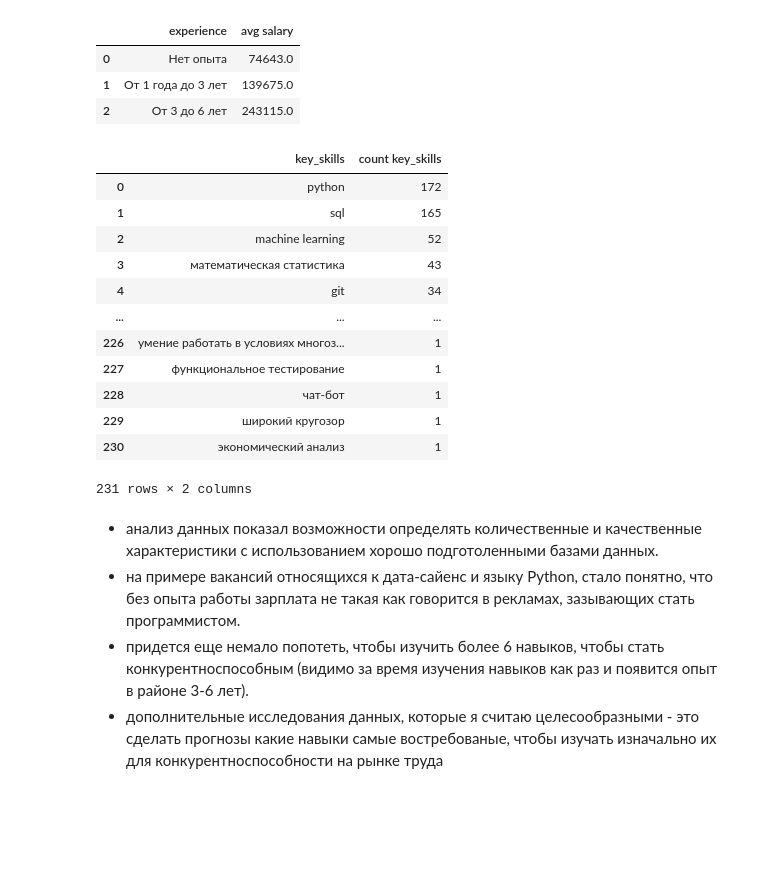
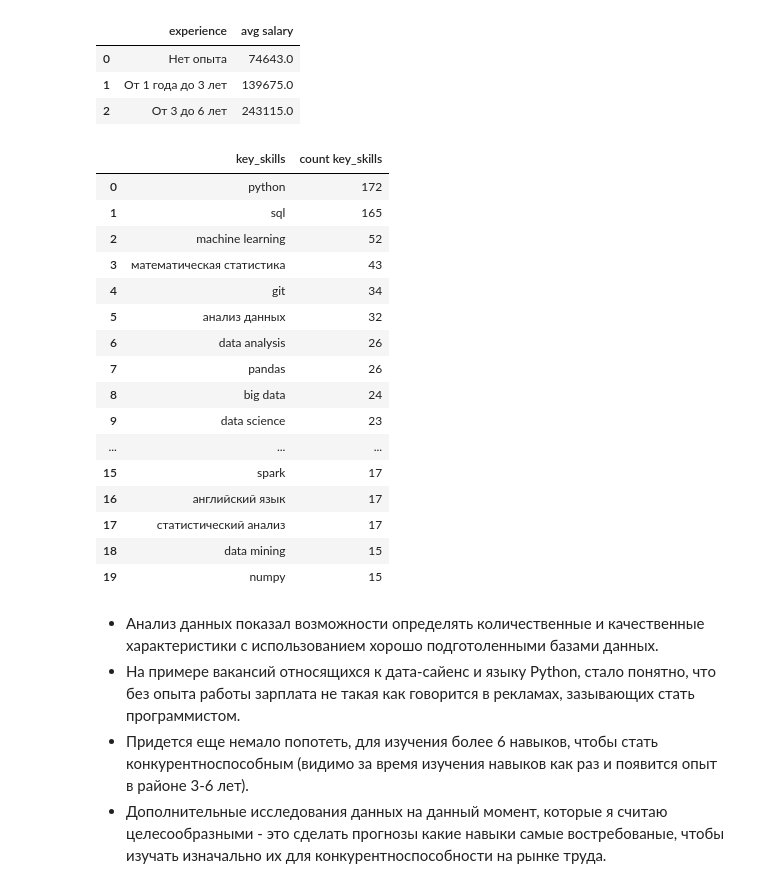
Before and after one commit to Kovyljan/sf_data_science, a Jupyter notebook: project_2/Project_2_Ноутбук_шаблон.ipynb, the cells around one changed output. Drawn from its saved outputs; the diff is of its cells as text; code cells hidden in the pictures; blank space fills up the shorter version.

```diff
--- a/project_2/Project_2_Ноутбук_шаблон.ipynb
+++ b/project_2/Project_2_Ноутбук_шаблон.ipynb
@@ -676,42 +675,47 @@ df_6_7
 # %%
 query_6_8 = f'''SELECT DISTINCT
                     lower(regexp_split_to_table(v.key_skills, CHR(9))) "key_skills",
                     COUNT (*) "count key_skills"
                 FROM
                     vacancies v
                 WHERE (v.name ILIKE '%data scientist%'
                     OR v.name ILIKE '%data science%'
                     OR v.name ILIKE '%исследователь данных%'
                     OR (v.name LIKE '%ML%' AND v.name NOT LIKE '%HTML%')
                     OR v.name ILIKE '%machine learning%'
                     OR v.name ILIKE '%машинн%обучен%')
                     AND
                     (v.key_skills ILIKE '%Python%')
                     AND
                     (v.key_skills ILIKE '%SQL%'
                     OR v.key_skills ILIKE '%postgres%')
                 GROUP BY 1
                 ORDER BY 2 DESC
+                LIMIT 20
          '''
 
 df_6_8 = pd.read_sql_query(query_6_8, connection)
 df_6_8
 # %% [output]
 |  | key_skills | count key_skills |
 | 0 | python | 172 |
 | 1 | sql | 165 |
 | 2 | machine learning | 52 |
 | 3 | математическая статистика | 43 |
 | 4 | git | 34 |
+| 5 | анализ данных | 32 |
+| 6 | data analysis | 26 |
+| 7 | pandas | 26 |
+| 8 | big data | 24 |
+| 9 | data science | 23 |
 | ... | ... | ... |
-| 226 | умение работать в условиях многоз... | 1 |
-| 227 | функциональное тестирование | 1 |
-| 228 | чат-бот | 1 |
-| 229 | широкий кругозор | 1 |
-| 230 | экономический анализ | 1 |
+| 15 | spark | 17 |
+| 16 | английский язык | 17 |
+| 17 | статистический анализ | 17 |
+| 18 | data mining | 15 |
+| 19 | numpy | 15 |
-231 rows × 2 columns
 # %% [markdown]
-- анализ данных показал возможности определять количественные и качественные характеристики с использованием хорошо подготоленными базами данных.
-- на примере вакансий относящихся к дата-сайенс и языку Python, стало понятно, что без опыта работы зарплата не такая как говорится в рекламах, зазывающих стать программистом.
-- придется еще немало попотеть, чтобы изучить более 6 навыков, чтобы стать конкурентноспособным (видимо за время изучения навыков как раз и появится опыт в районе 3-6 лет).
-- дополнительные исследования данных, которые я считаю целесообразными - это сделать прогнозы какие навыки самые востребованые, чтобы изучать изначально их для конкурентноспособности на рынке труда
+- Анализ данных показал возможности определять количественные и качественные характеристики с использованием хорошо подготоленными базами данных.
+- На примере вакансий относящихся к дата-сайенс и языку Python, стало понятно, что без опыта работы зарплата не такая как говорится в рекламах, зазывающих стать программистом.
+- Придется еще немало попотеть, для изучения более 6 навыков, чтобы стать конкурентноспособным (видимо за время изучения навыков как раз и появится опыт в районе 3-6 лет).
+- Дополнительные исследования данных на данный момент, которые я считаю целесообразными - это сделать прогнозы какие навыки самые востребованые, чтобы изучать изначально их для конкурентноспособности на рынке труда.
```
Also changed, not shown: parts of 2 cells of this notebook.
